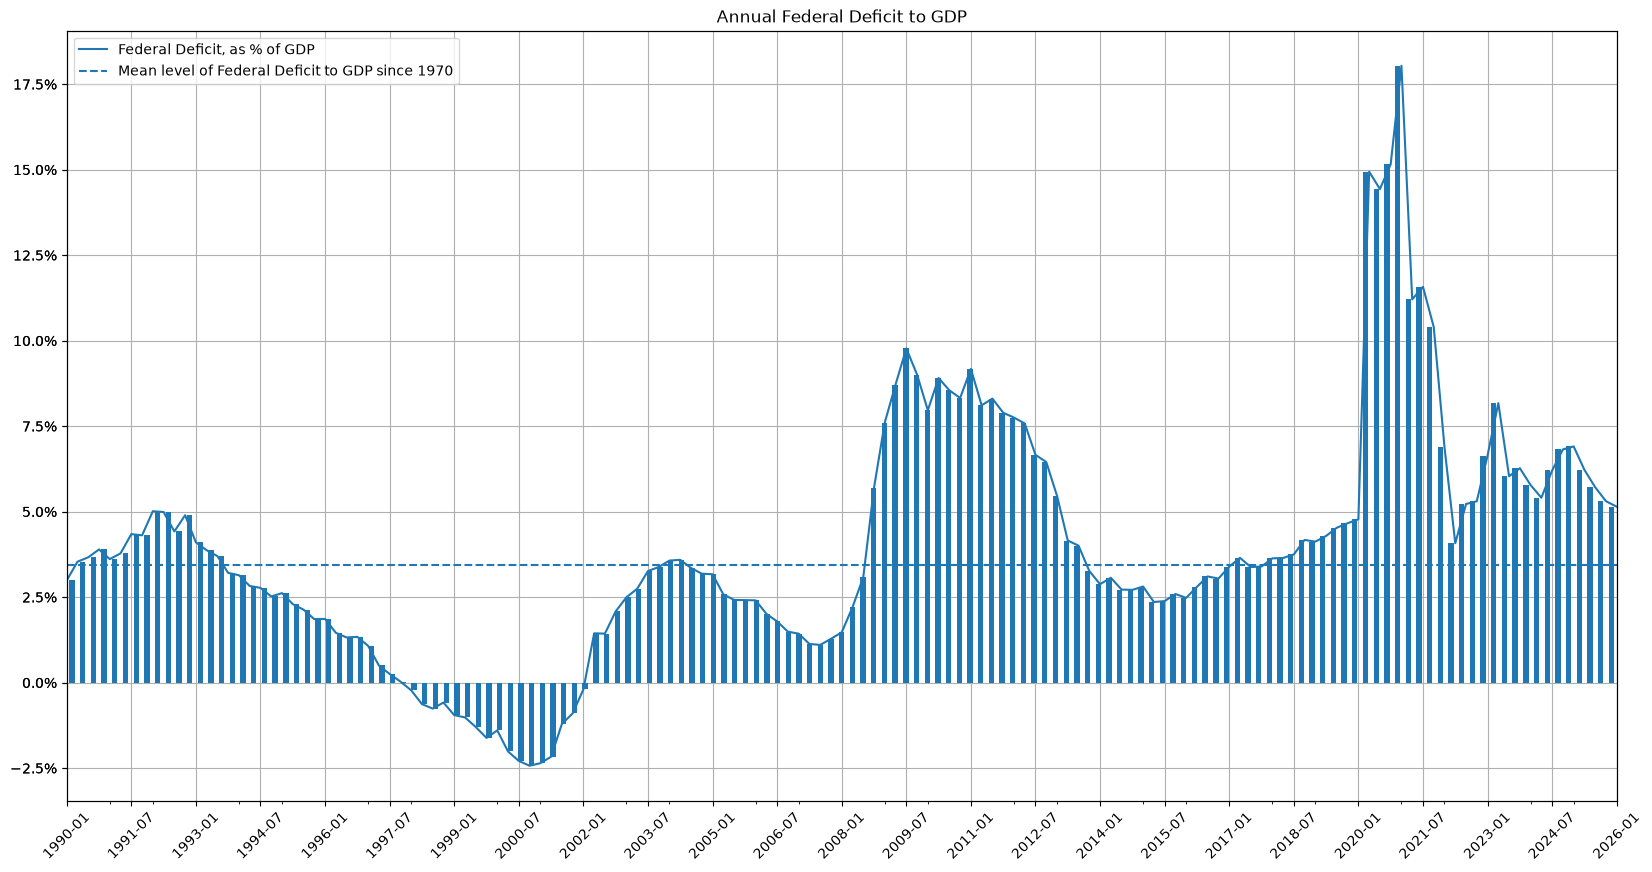
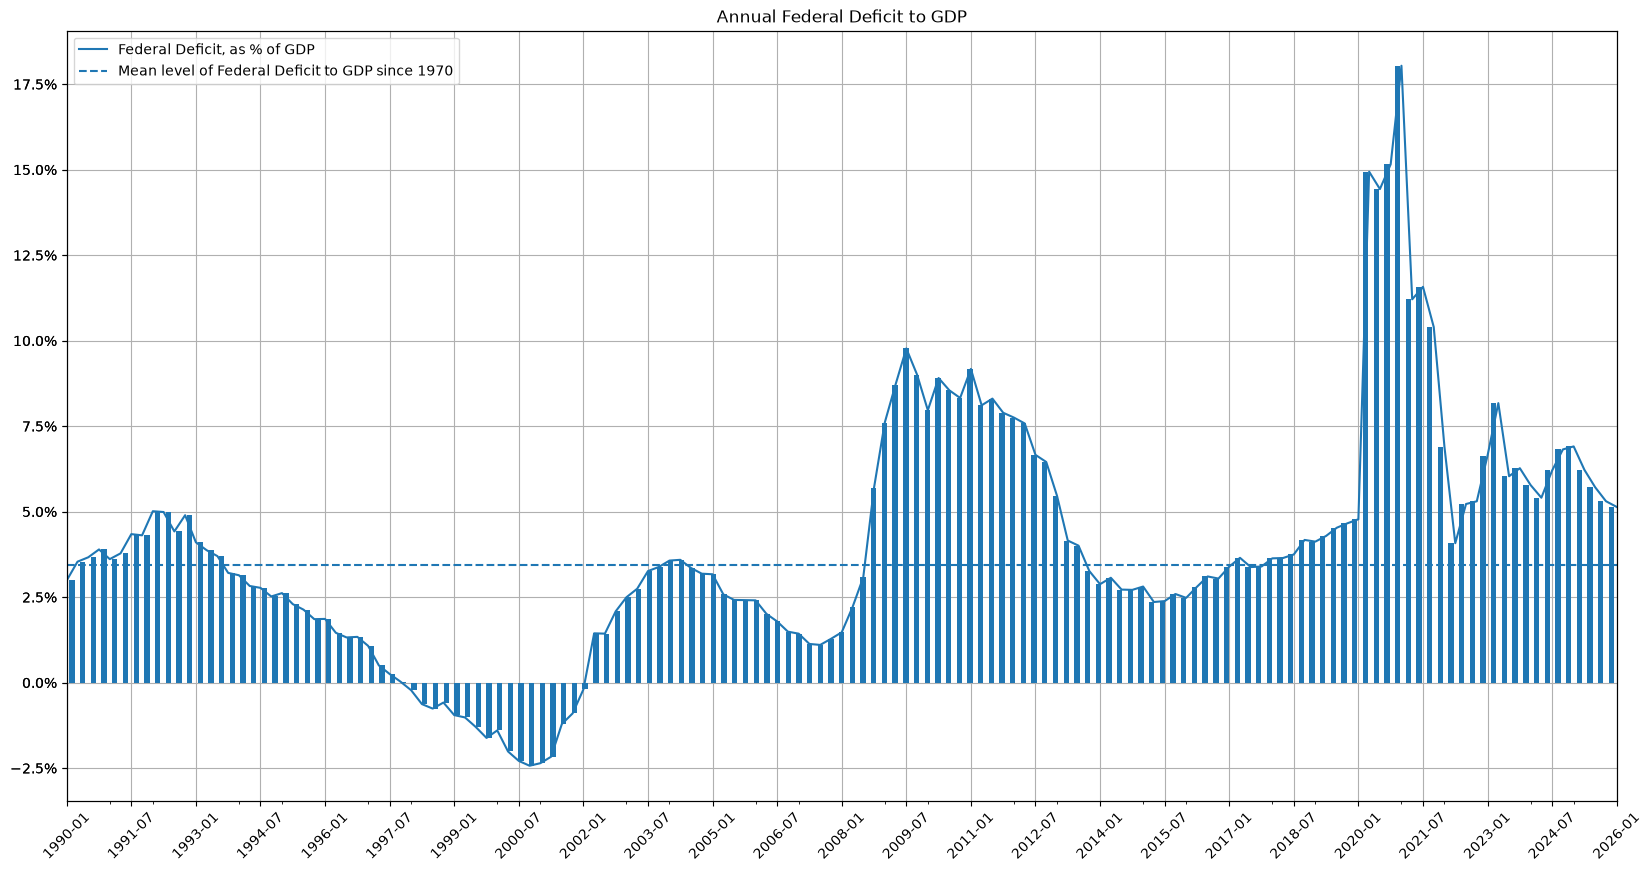
The change to this notebook cell's code, shown as a diff; its figure went from the first image to the second:
--- before
+++ after
@@ -7,5 +7,5 @@
                          yticks=np.arange(-.025, y_max, y_step))
 ax2 = ax.twiny()
-shorter_series.iloc[:,0].plot.bar(ax=ax2, xlabel='', legend=False)
+shorter_series.iloc[:,0].plot.bar(ax=ax2, xlabel='', legend=False, x_compat=True)
 ax.axhline(y=fred_pub_debt_and_tax_rev.loc[:, FEDERAL_DEFICIT_TO_GDP].mean(), c='#1f77b4', ls='--',
            label=LABEL_BUDGET_DEFICIT_TO_GDP + suffix)

Commit: Updated for pandas 3.x